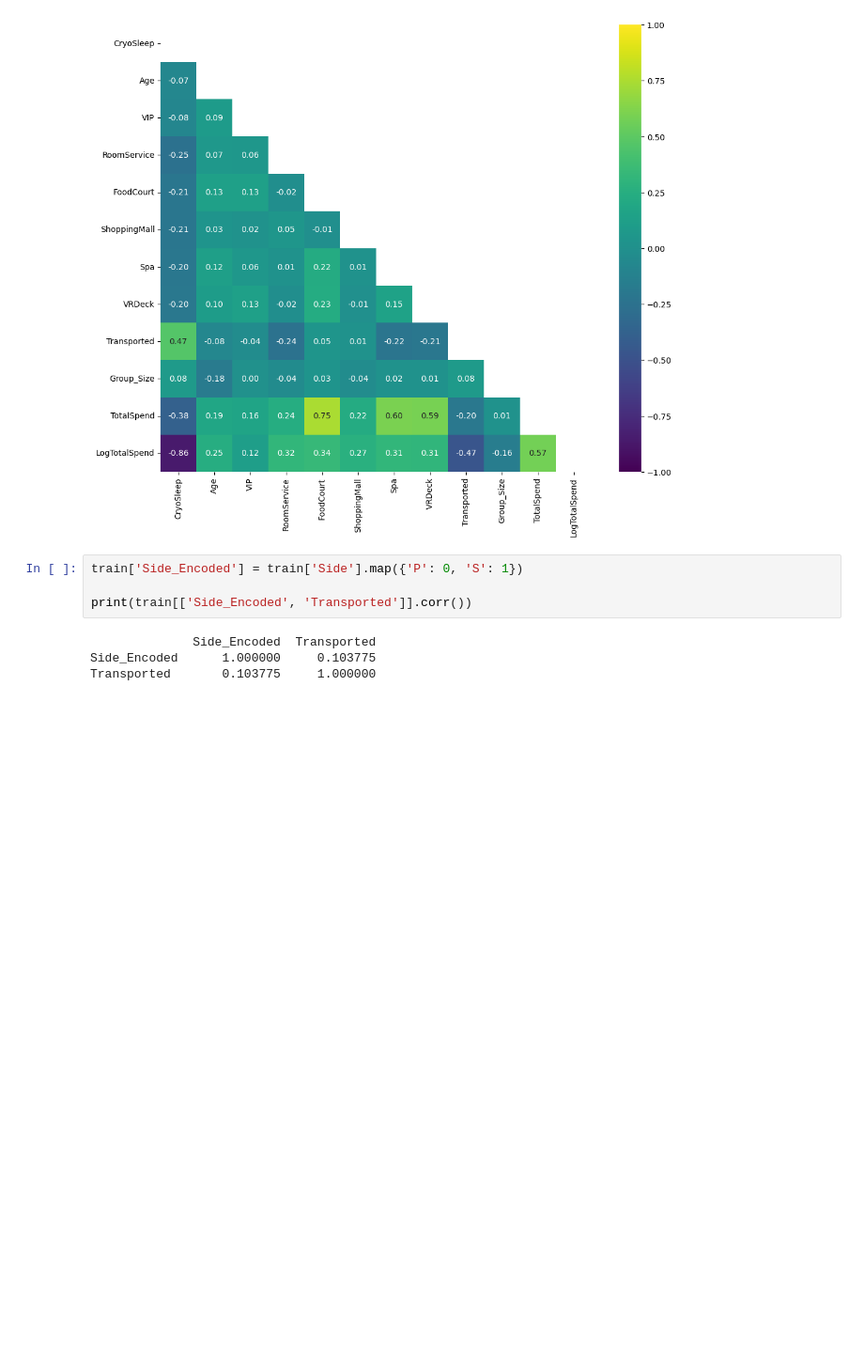
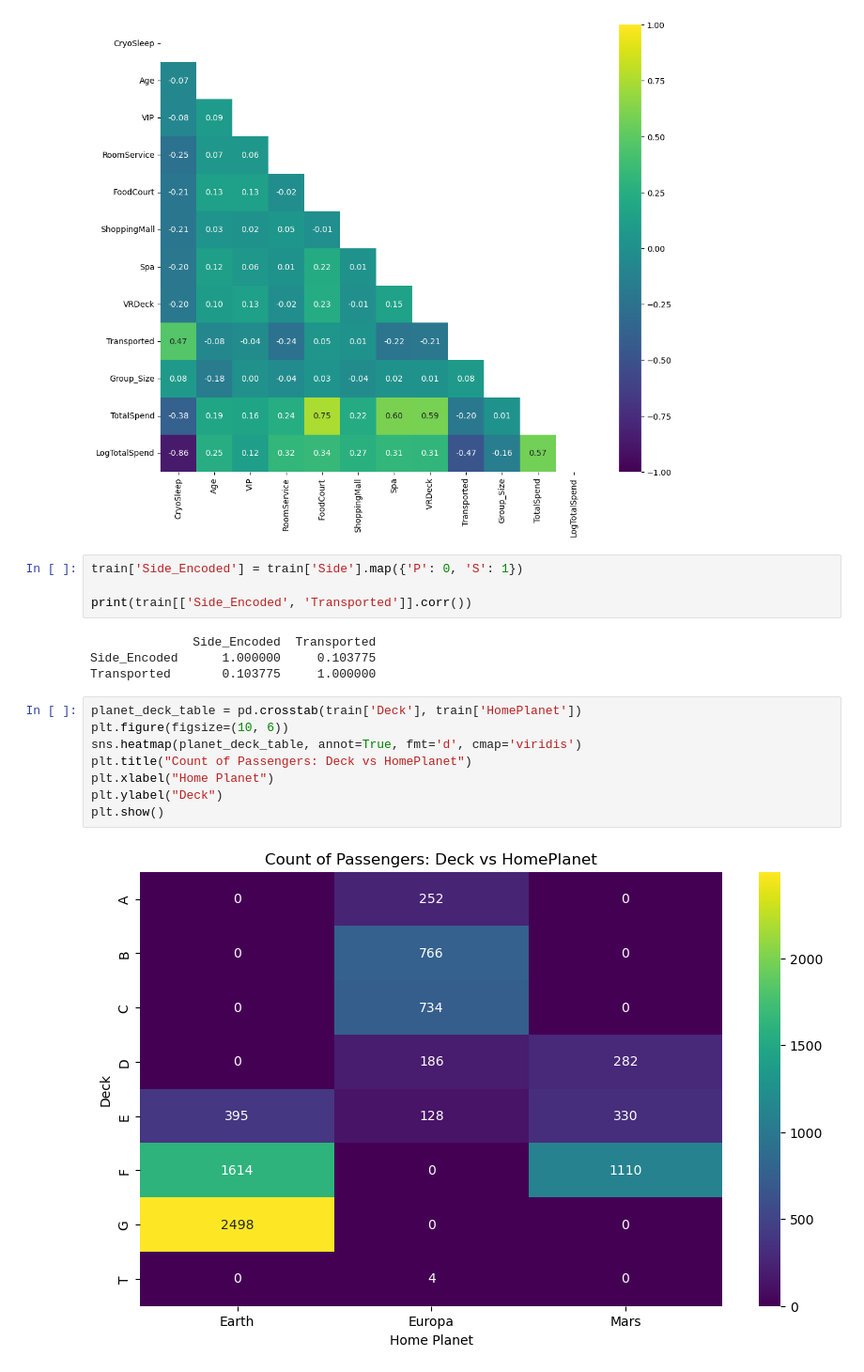
Before and after one commit to bkmund/spaceship-titanic, a Jupyter notebook: spaceship-eda.ipynb, the cells around one changed output. Shown at 94% size. Drawn from its saved outputs; the diff is of its cells as text; blank space fills up the shorter version.

```diff
--- a/spaceship-eda.ipynb
+++ b/spaceship-eda.ipynb
@@ -232,3 +232,13 @@ print(train[['Side_Encoded', 'Transported']].corr())
               Side_Encoded  Transported
 Side_Encoded      1.000000     0.103775
 Transported       0.103775     1.000000
+# %%
+planet_deck_table = pd.crosstab(train['Deck'], train['HomePlanet'])
+plt.figure(figsize=(10, 6))
+sns.heatmap(planet_deck_table, annot=True, fmt='d', cmap='viridis')
+plt.title("Count of Passengers: Deck vs HomePlanet")
+plt.xlabel("Home Planet")
+plt.ylabel("Deck")
+plt.show()
+# %% [output]
+[figure, added]
```
Also changed, not shown: 2 other files.
